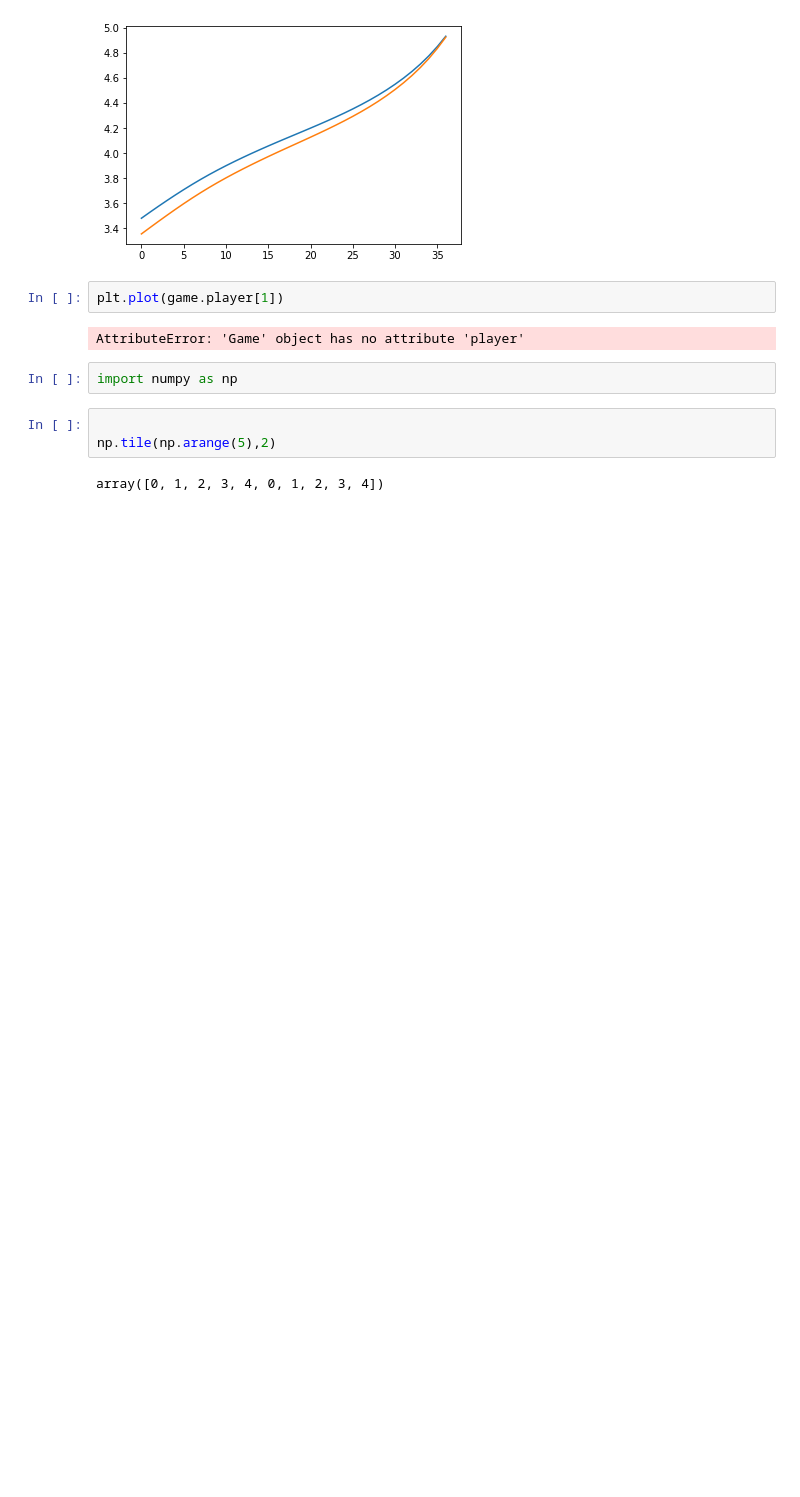
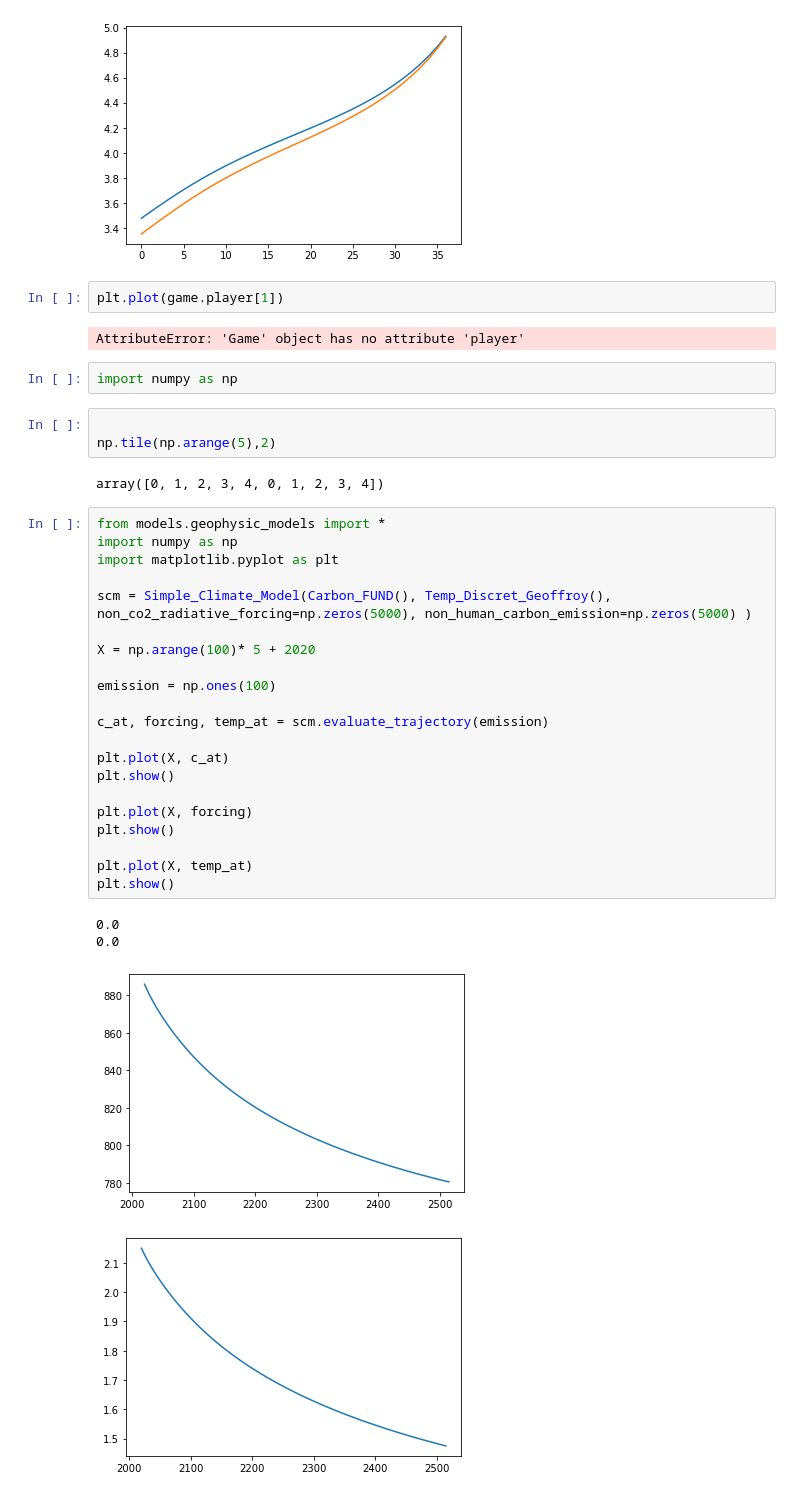
Before and after one commit to AnthonyCouthures/CO2-Game, a Jupyter notebook: brouillion.ipynb, the cells around one changed output. Saved outputs shown, nothing was run; the diff lists cells and outputs as text; blank space fills up the shorter version.

```diff
--- a/brouillion.ipynb
+++ b/brouillion.ipynb
@@ -1544,3 +1544,29 @@ import numpy as np
 np.tile(np.arange(5),2)
 # %% [output]
 array([0, 1, 2, 3, 4, 0, 1, 2, 3, 4])
+# %%
+from models.geophysic_models import *
+import numpy as np
+import matplotlib.pyplot as plt
+
+scm = Simple_Climate_Model(Carbon_FUND(), Temp_Discret_Geoffroy(), non_co2_radiative_forcing=np.zeros(5000), non_human_carbon_emission=np.zeros(5000) )
+
+X = np.arange(100)* 5 + 2020
+
+emission = np.ones(100)
+
+c_at, forcing, temp_at = scm.evaluate_trajectory(emission)
+
+plt.plot(X, c_at)
+plt.show()
+
+plt.plot(X, forcing)
+plt.show()
+
+plt.plot(X, temp_at)
+plt.show()
+# %% [output]
+0.0
+0.0
+[figure, added]
+[figure, added]
```
Also changed, not shown: parts of 29 cells of this notebook, 45 other files.
